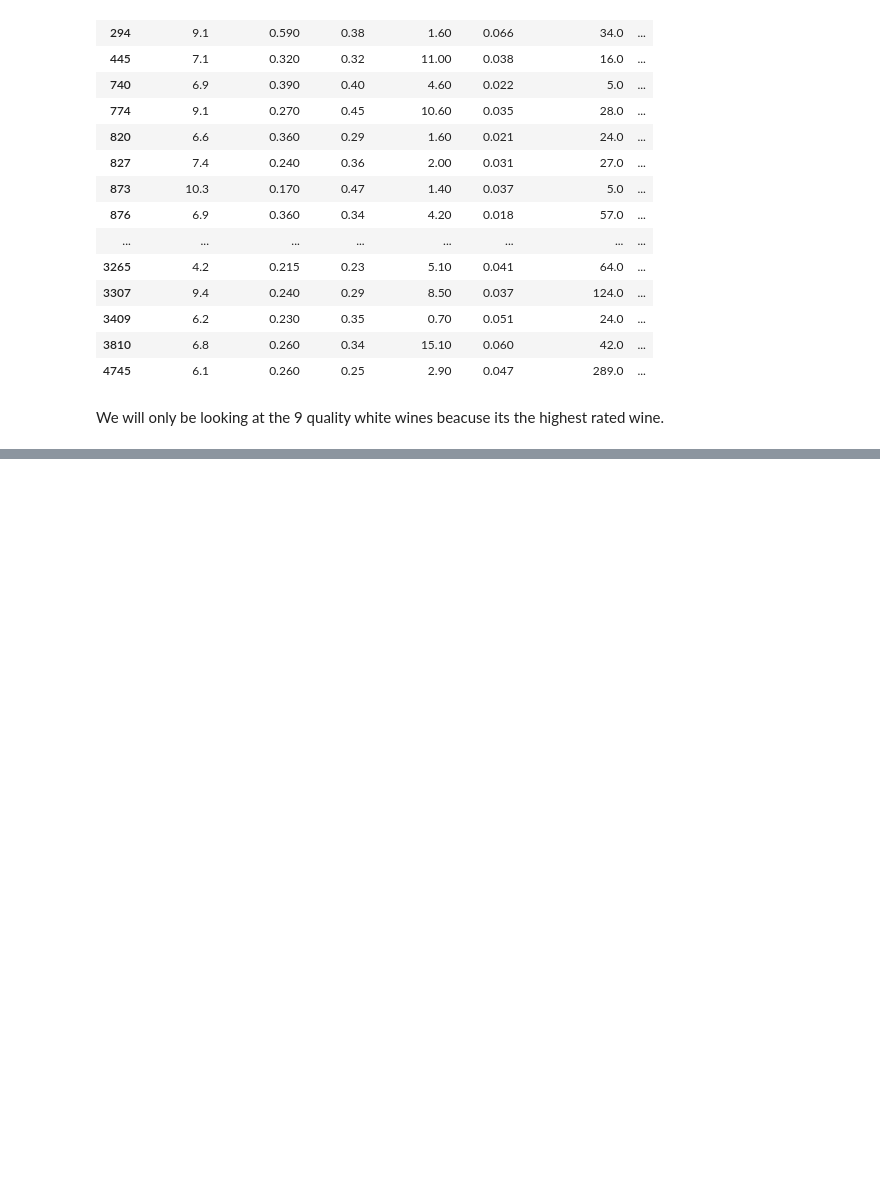
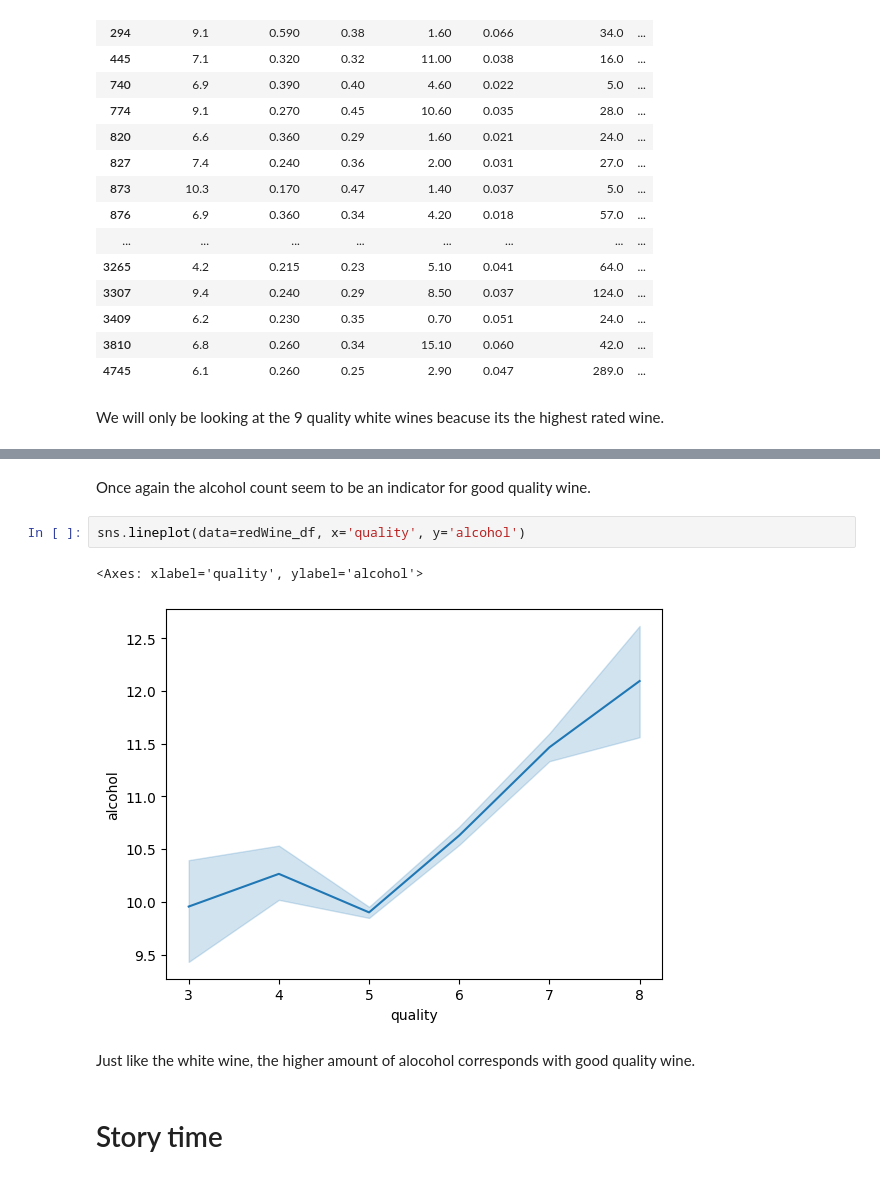
Before and after one commit to Darkskorpion683/Project1WineQuality, a Jupyter notebook: Project1Wine.ipynb, the cells around one changed output, grey strips where cells are left out. Drawn from its saved outputs; the diff is of its cells as text; blank space fills up the shorter version.

```diff
--- a/Project1Wine.ipynb
+++ b/Project1Wine.ipynb
@@ -203,0 +226,11 @@ We will only be looking at the 9 quality white wines beacuse its the highest rat
+# %% [markdown]
+Once again the alcohol count seem to be an indicator for good quality wine.
+# %%
+sns.lineplot(data=redWine_df, x='quality', y='alcohol')
+# %% [output]
+<Axes: xlabel='quality', ylabel='alcohol'>
+[figure, added]
+# %% [markdown]
+Just like the white wine, the higher amount of alocohol corresponds with good quality wine.
+# %% [markdown]
+# Story time
```
Also changed, not shown: parts of 11 cells of this notebook, 2 other files.
